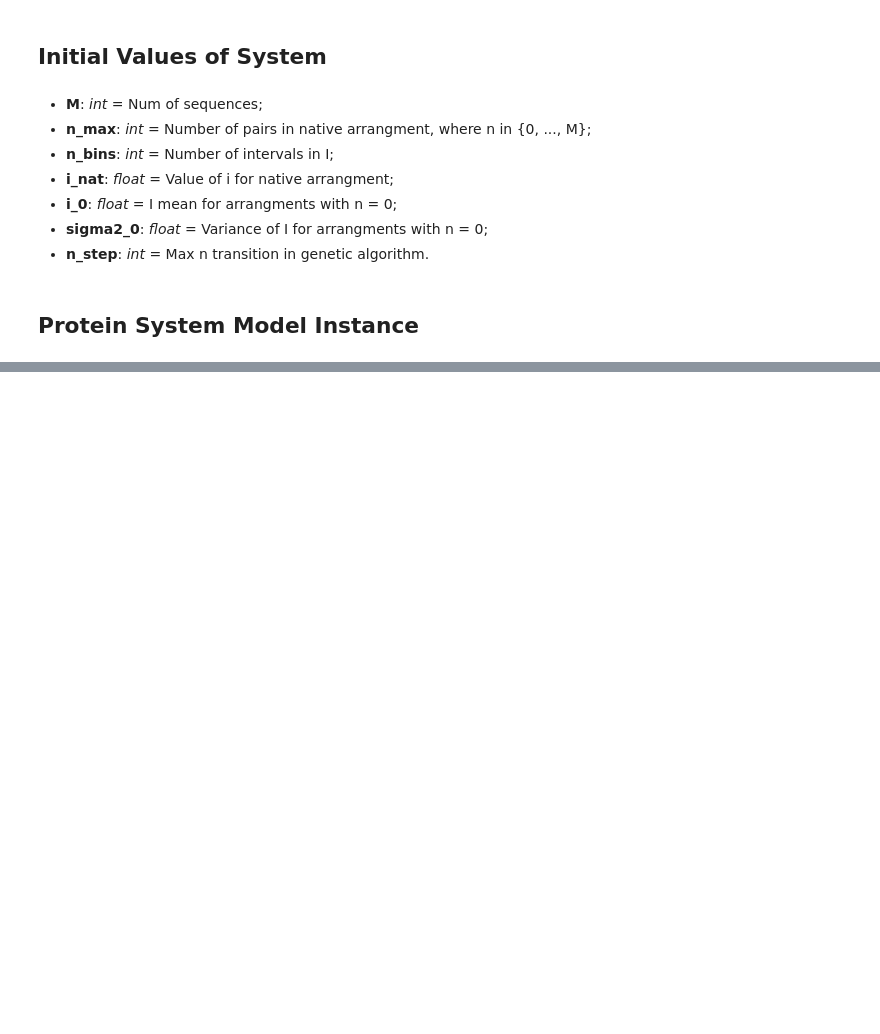
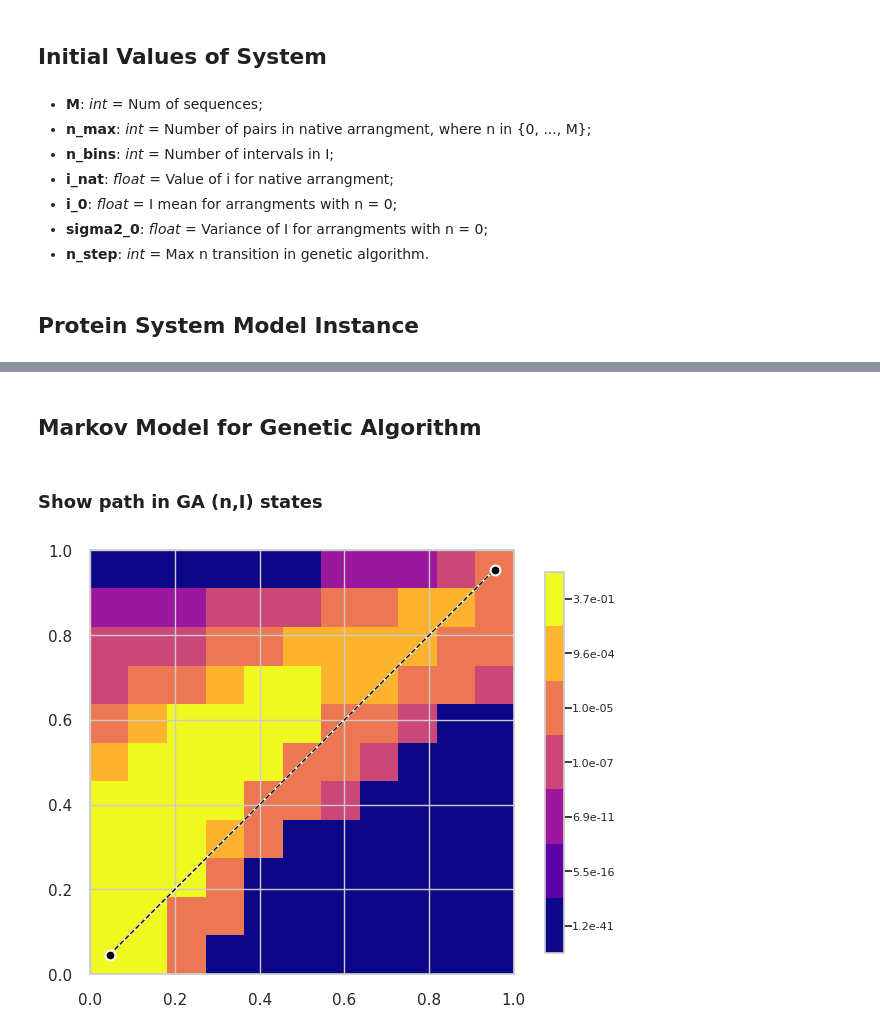
Before and after one commit to jafiorote/ga_error_sources, a Jupyter notebook: ga_error_sources/notebooks/model_exploration.ipynb, the cells around one changed output, grey strips where cells are left out. Cells and saved outputs as stored; diff of their text form; code cells hidden in the pictures; blank space fills up the shorter version.

```diff
--- a/ga_error_sources/notebooks/model_exploration.ipynb
+++ b/ga_error_sources/notebooks/model_exploration.ipynb
@@ -60,0 +76,40 @@ n_step = 1
+# %% [markdown]
+## **Markov Model for Genetic Algorithm**
+# %%
+ga_model = GAModel()
+
+# Construct transitions matrix from state probabilities:
+transitions, indexes = ga_model.get_transitions_matrix(prob_arr)
+
+# Most likely path of system I optimization in a genetic algorithm
+init_state = list(np.unravel_index(np.argmax(prob_arr), prob_arr.shape))
+path, step_probs = ga_model.get_best_path(prob_arr, minimize=False, init_state=init_state)
+# %% [markdown]
+### Show path in GA (n,I) states
+# %%
+fig, axs = plt.subplots(1, 1)
+cmap = custom_percentile_cmap
+
+prob_arr_viz, value_map = get_percentiles(prob_arr)
+
+c = axs.imshow(prob_arr_viz[::-1], extent=[0, 1, 0, 1],
+               cmap=cmap(len(value_map)),  interpolation='nearest')
+
+x_steps = [(x[1] / n_bins) + 0.5 * 1 / n_bins for x in path]
+y_steps = [(y[0] / (n_max)) + 0.5 * 1 / (n_max) for y in path]
+
+cbar = fig.colorbar(c, ax=axs, shrink=0.9)
+cticks = get_sticks(len(value_map))
+ctick_labels = [f"{x:.1e}" for x in value_map]
+cbar.set_ticks(cticks)
+cbar.set_ticklabels(ctick_labels)
+cbar.ax.tick_params(labelsize=8, pad=0.08)
+
+axs.plot(x_steps, y_steps, '-', lw=1.5, color='white', zorder=1)
+axs.plot(x_steps, y_steps, '--', lw=1, color='black', zorder=2)
+axs.scatter([x_steps[0], x_steps[-1]], [y_steps[0], y_steps[-1]], marker="o",
+             s=50, facecolors='black', edgecolors='white', linewidth=1.5, zorder=3, clip_on=False)
+
+plt.show()
+# %% [output]
+[figure, added]
```
Also changed, not shown: parts of 7 cells of this notebook, 1 other file.
